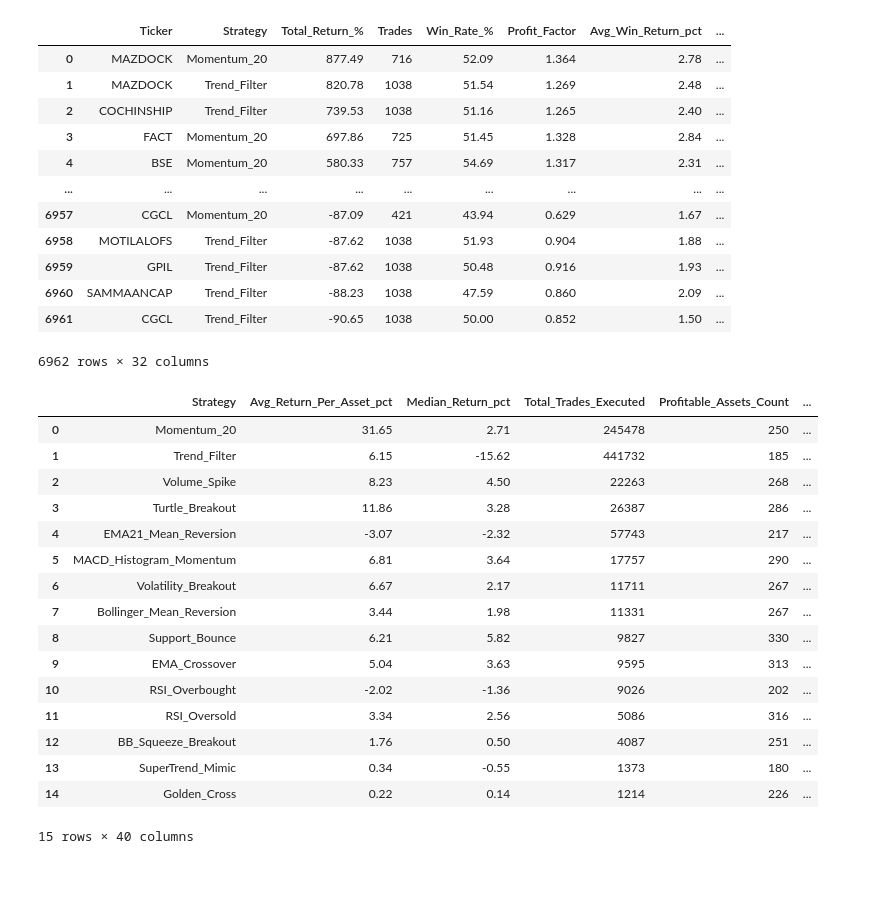
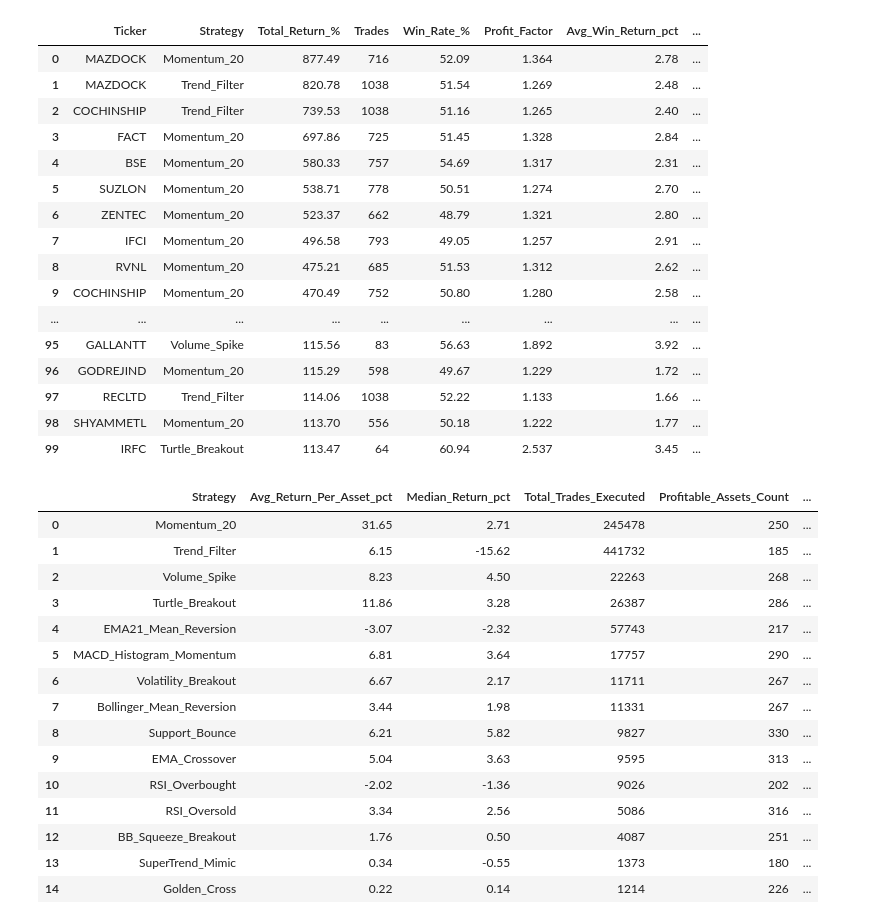
Before and after one commit to nishantab95/Algo_trading, a Jupyter notebook: research/reports.ipynb, the cells around one changed output. Saved outputs shown, nothing was run; the diff lists cells and outputs as text; code cells hidden in the pictures; blank space fills up the shorter version.

```diff
--- a/research/reports.ipynb
+++ b/research/reports.ipynb
@@ -1,5 +1,7 @@
 # %%
 import pandas as pd
+pd.set_option('display.max_columns', None)
+pd.set_option('display.max_rows', None)
 import numpy as np
-asset = pd.read_csv(r"D:/Git/algo trading/reports/asset_performance_leaderboard.csv")
-global_summary = pd.read_csv(r"D:/Git/algo trading/reports/global_strategy_summary.csv")
+asset = pd.read_csv(r"D:/Git/Algo_trading/reports/asset_performance_leaderboard.csv")
+global_summary = pd.read_csv(r"D:/Git/Algo_trading/reports/global_strategy_summary.csv")
@@ -6,21 +27,24 @@ global_summary = pd.read_csv(r"D:/Git/algo trading/reports/global_strategy_summa
 # %%
-asset
+asset.head(100)
 # %% [output]
 |  | Ticker | Strategy | Total_Return_% | Trades | Win_Rate_% | Profit_Factor | Avg_Win_Return_pct | ... |
 | 0 | MAZDOCK | Momentum_20 | 877.49 | 716 | 52.09 | 1.364 | 2.78 | ... |
 | 1 | MAZDOCK | Trend_Filter | 820.78 | 1038 | 51.54 | 1.269 | 2.48 | ... |
 | 2 | COCHINSHIP | Trend_Filter | 739.53 | 1038 | 51.16 | 1.265 | 2.40 | ... |
 | 3 | FACT | Momentum_20 | 697.86 | 725 | 51.45 | 1.328 | 2.84 | ... |
 | 4 | BSE | Momentum_20 | 580.33 | 757 | 54.69 | 1.317 | 2.31 | ... |
+| 5 | SUZLON | Momentum_20 | 538.71 | 778 | 50.51 | 1.274 | 2.70 | ... |
+| 6 | ZENTEC | Momentum_20 | 523.37 | 662 | 48.79 | 1.321 | 2.80 | ... |
+| 7 | IFCI | Momentum_20 | 496.58 | 793 | 49.05 | 1.257 | 2.91 | ... |
+| 8 | RVNL | Momentum_20 | 475.21 | 685 | 51.53 | 1.312 | 2.62 | ... |
+| 9 | COCHINSHIP | Momentum_20 | 470.49 | 752 | 50.80 | 1.280 | 2.58 | ... |
 | ... | ... | ... | ... | ... | ... | ... | ... | ... |
-| 6957 | CGCL | Momentum_20 | -87.09 | 421 | 43.94 | 0.629 | 1.67 | ... |
-| 6958 | MOTILALOFS | Trend_Filter | -87.62 | 1038 | 51.93 | 0.904 | 1.88 | ... |
-| 6959 | GPIL | Trend_Filter | -87.62 | 1038 | 50.48 | 0.916 | 1.93 | ... |
-| 6960 | SAMMAANCAP | Trend_Filter | -88.23 | 1038 | 47.59 | 0.860 | 2.09 | ... |
-| 6961 | CGCL | Trend_Filter | -90.65 | 1038 | 50.00 | 0.852 | 1.50 | ... |
+| 95 | GALLANTT | Volume_Spike | 115.56 | 83 | 56.63 | 1.892 | 3.92 | ... |
+| 96 | GODREJIND | Momentum_20 | 115.29 | 598 | 49.67 | 1.229 | 1.72 | ... |
+| 97 | RECLTD | Trend_Filter | 114.06 | 1038 | 52.22 | 1.133 | 1.66 | ... |
+| 98 | SHYAMMETL | Momentum_20 | 113.70 | 556 | 50.18 | 1.222 | 1.77 | ... |
+| 99 | IRFC | Turtle_Breakout | 113.47 | 64 | 60.94 | 2.537 | 3.45 | ... |
-6962 rows × 32 columns
 # %%
-global_summary
 # %% [output]
 |  | Strategy | Avg_Return_Per_Asset_pct | Median_Return_pct | Total_Trades_Executed | Profitable_Assets_Count | ... |
 | 0 | Momentum_20 | 31.65 | 2.71 | 245478 | 250 | ... |
@@ -38,4 +62,3 @@ global_summary
 | 12 | BB_Squeeze_Breakout | 1.76 | 0.50 | 4087 | 251 | ... |
 | 13 | SuperTrend_Mimic | 0.34 | -0.55 | 1373 | 180 | ... |
 | 14 | Golden_Cross | 0.22 | 0.14 | 1214 | 226 | ... |
-15 rows × 40 columns
```
Also changed, not shown: parts of 1 cell of this notebook.
